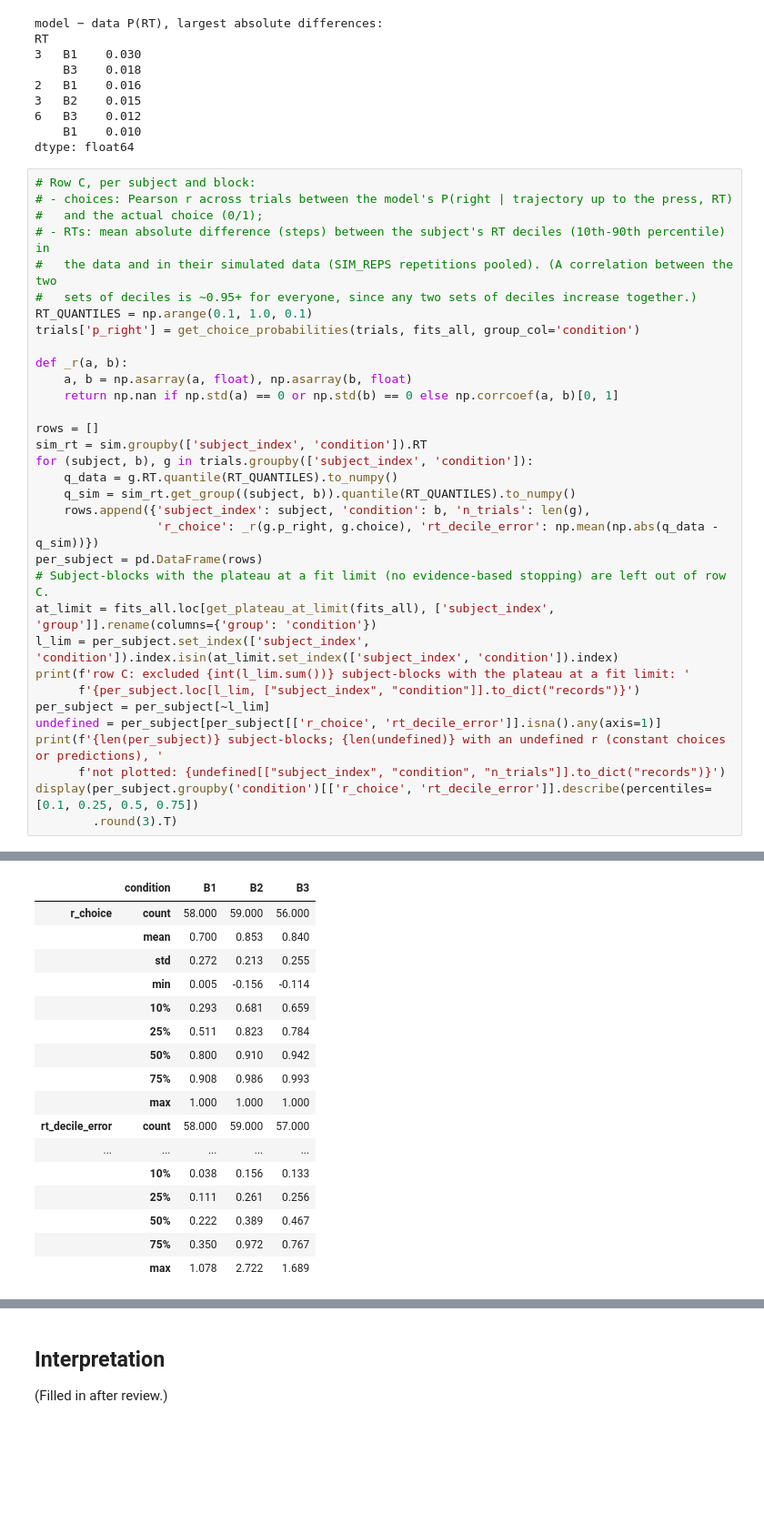
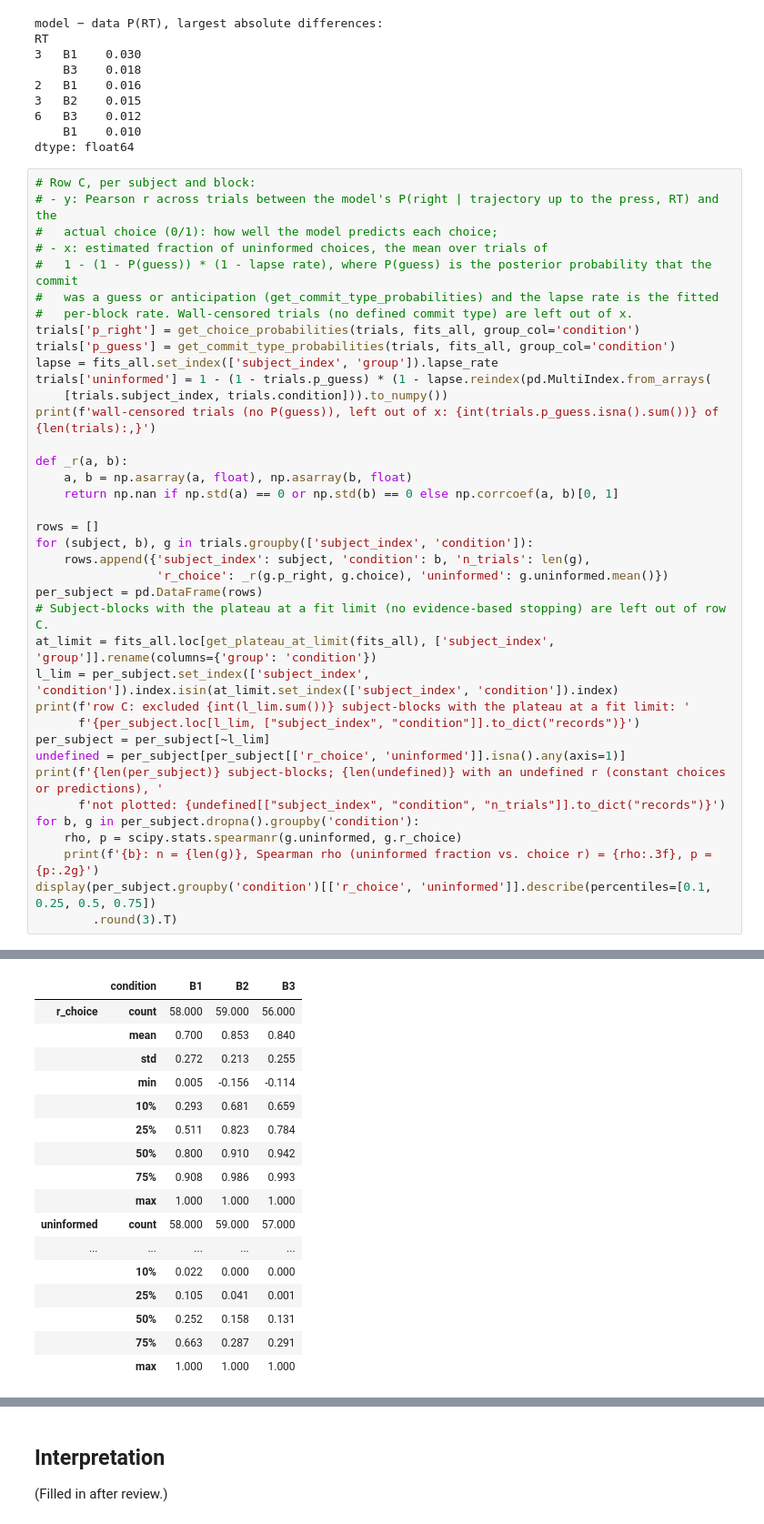
Before and after one commit to TheGoldLab/ms_2026_kalburge_etal_elife, a Jupyter notebook: notebooks/Figure03S01_modelFitQuality.ipynb, the cells around one changed output, grey strips where cells are left out. Shown at 91% size. Saved outputs shown, nothing was run; the diff lists cells and outputs as text; blank space fills up the shorter version.

```diff
--- a/notebooks/Figure03S01_modelFitQuality.ipynb
+++ b/notebooks/Figure03S01_modelFitQuality.ipynb
@@ -104,25 +104,27 @@ RT
 dtype: float64
 # %%
 # Row C, per subject and block:
-# - choices: Pearson r across trials between the model's P(right | trajectory up to the press, RT)
-#   and the actual choice (0/1);
-# - RTs: mean absolute difference (steps) between the subject's RT deciles (10th-90th percentile) in
-#   the data and in their simulated data (SIM_REPS repetitions pooled). (A correlation between the two
-#   sets of deciles is ~0.95+ for everyone, since any two sets of deciles increase together.)
-RT_QUANTILES = np.arange(0.1, 1.0, 0.1)
+# - y: Pearson r across trials between the model's P(right | trajectory up to the press, RT) and the
+#   actual choice (0/1): how well the model predicts each choice;
+# - x: estimated fraction of uninformed choices, the mean over trials of
+#   1 - (1 - P(guess)) * (1 - lapse rate), where P(guess) is the posterior probability that the commit
+#   was a guess or anticipation (get_commit_type_probabilities) and the lapse rate is the fitted
+#   per-block rate. Wall-censored trials (no defined commit type) are left out of x.
 trials['p_right'] = get_choice_probabilities(trials, fits_all, group_col='condition')
+trials['p_guess'] = get_commit_type_probabilities(trials, fits_all, group_col='condition')
+lapse = fits_all.set_index(['subject_index', 'group']).lapse_rate
+trials['uninformed'] = 1 - (1 - trials.p_guess) * (1 - lapse.reindex(pd.MultiIndex.from_arrays(
+    [trials.subject_index, trials.condition])).to_numpy())
+print(f'wall-censored trials (no P(guess)), left out of x: {int(trials.p_guess.isna().sum())} of {len(trials):,}')
 
 def _r(a, b):
     a, b = np.asarray(a, float), np.asarray(b, float)
     return np.nan if np.std(a) == 0 or np.std(b) == 0 else np.corrcoef(a, b)[0, 1]
 
 rows = []
-sim_rt = sim.groupby(['subject_index', 'condition']).RT
 for (subject, b), g in trials.groupby(['subject_index', 'condition']):
-    q_data = g.RT.quantile(RT_QUANTILES).to_numpy()
-    q_sim = sim_rt.get_group((subject, b)).quantile(RT_QUANTILES).to_numpy()
     rows.append({'subject_index': subject, 'condition': b, 'n_trials': len(g),
-                 'r_choice': _r(g.p_right, g.choice), 'rt_decile_error': np.mean(np.abs(q_data - q_sim))})
+                 'r_choice': _r(g.p_right, g.choice), 'uninformed': g.uninformed.mean()})
 per_subject = pd.DataFrame(rows)
 # Subject-blocks with the plateau at a fit limit (no evidence-based stopping) are left out of row C.
 at_limit = fits_all.loc[get_plateau_at_limit(fits_all), ['subject_index', 'group']].rename(columns={'group': 'condition'})
@@ -130,9 +132,12 @@ l_lim = per_subject.set_index(['subject_index', 'condition']).index.isin(at_limi
 print(f'row C: excluded {int(l_lim.sum())} subject-blocks with the plateau at a fit limit: '
       f'{per_subject.loc[l_lim, ["subject_index", "condition"]].to_dict("records")}')
 per_subject = per_subject[~l_lim]
-undefined = per_subject[per_subject[['r_choice', 'rt_decile_error']].isna().any(axis=1)]
+undefined = per_subject[per_subject[['r_choice', 'uninformed']].isna().any(axis=1)]
 print(f'{len(per_subject)} subject-blocks; {len(undefined)} with an undefined r (constant choices or predictions), '
       f'not plotted: {undefined[["subject_index", "condition", "n_trials"]].to_dict("records")}')
-display(per_subject.groupby('condition')[['r_choice', 'rt_decile_error']].describe(percentiles=[0.1, 0.25, 0.5, 0.75])
+for b, g in per_subject.dropna().groupby('condition'):
+    rho, p = scipy.stats.spearmanr(g.uninformed, g.r_choice)
+    print(f'{b}: n = {len(g)}, Spearman rho (uninformed fraction vs. choice r) = {rho:.3f}, p = {p:.2g}')
+display(per_subject.groupby('condition')[['r_choice', 'uninformed']].describe(percentiles=[0.1, 0.25, 0.5, 0.75])
         .round(3).T)
 # %% [output]
@@ -141,20 +150,20 @@ row C: excluded 5 subject-blocks with the plateau at a fit limit: [{'subject_ind
 |  | condition | B1 | B2 | B3 |
 | r_choice | count | 58.000 | 59.000 | 56.000 |
 |  | mean | 0.700 | 0.853 | 0.840 |
 |  | std | 0.272 | 0.213 | 0.255 |
 |  | min | 0.005 | -0.156 | -0.114 |
 |  | 10% | 0.293 | 0.681 | 0.659 |
 |  | 25% | 0.511 | 0.823 | 0.784 |
 |  | 50% | 0.800 | 0.910 | 0.942 |
 |  | 75% | 0.908 | 0.986 | 0.993 |
 |  | max | 1.000 | 1.000 | 1.000 |
-| rt_decile_error | count | 58.000 | 59.000 | 57.000 |
+| uninformed | count | 58.000 | 59.000 | 57.000 |
 | ... | ... | ... | ... | ... |
-|  | 10% | 0.038 | 0.156 | 0.133 |
-|  | 25% | 0.111 | 0.261 | 0.256 |
-|  | 50% | 0.222 | 0.389 | 0.467 |
-|  | 75% | 0.350 | 0.972 | 0.767 |
-|  | max | 1.078 | 2.722 | 1.689 |
+|  | 10% | 0.022 | 0.000 | 0.000 |
+|  | 25% | 0.105 | 0.041 | 0.001 |
+|  | 50% | 0.252 | 0.158 | 0.131 |
+|  | 75% | 0.663 | 0.287 | 0.291 |
+|  | max | 1.000 | 1.000 | 1.000 |
 # %%
 CM = 1 / 2.54
 FS = 7
```
Also changed, not shown: parts of 4 cells of this notebook.
